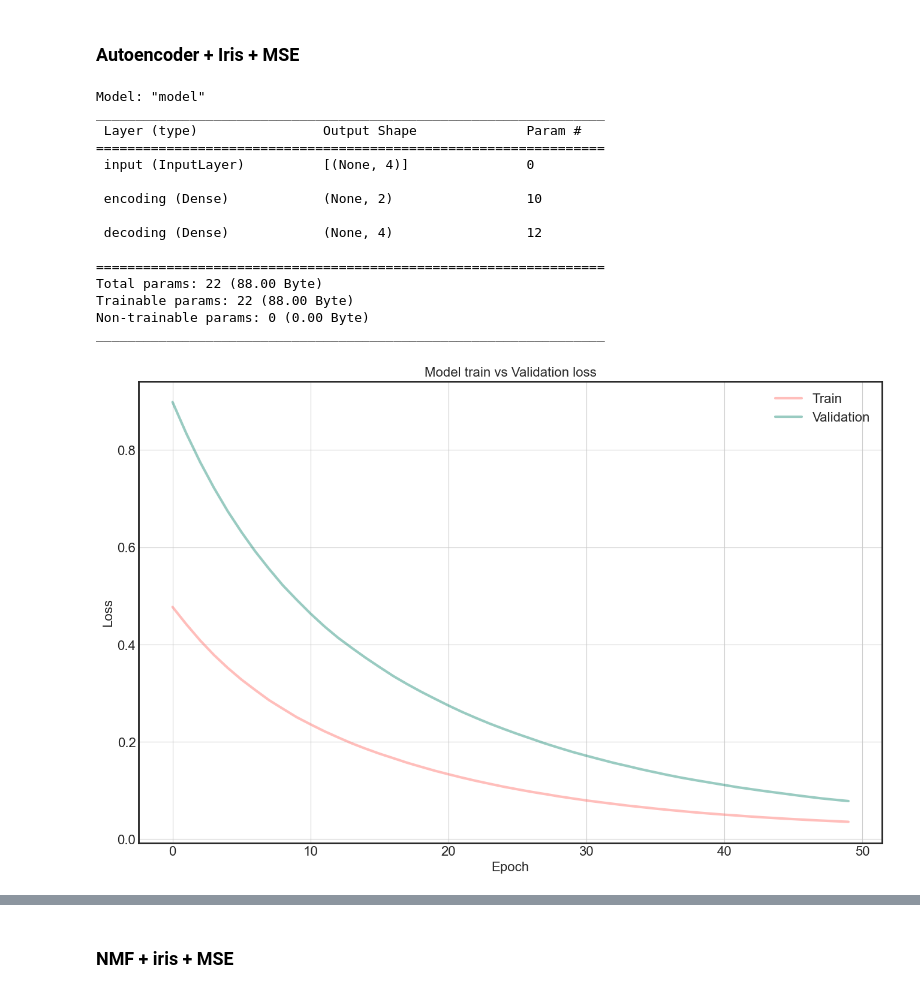
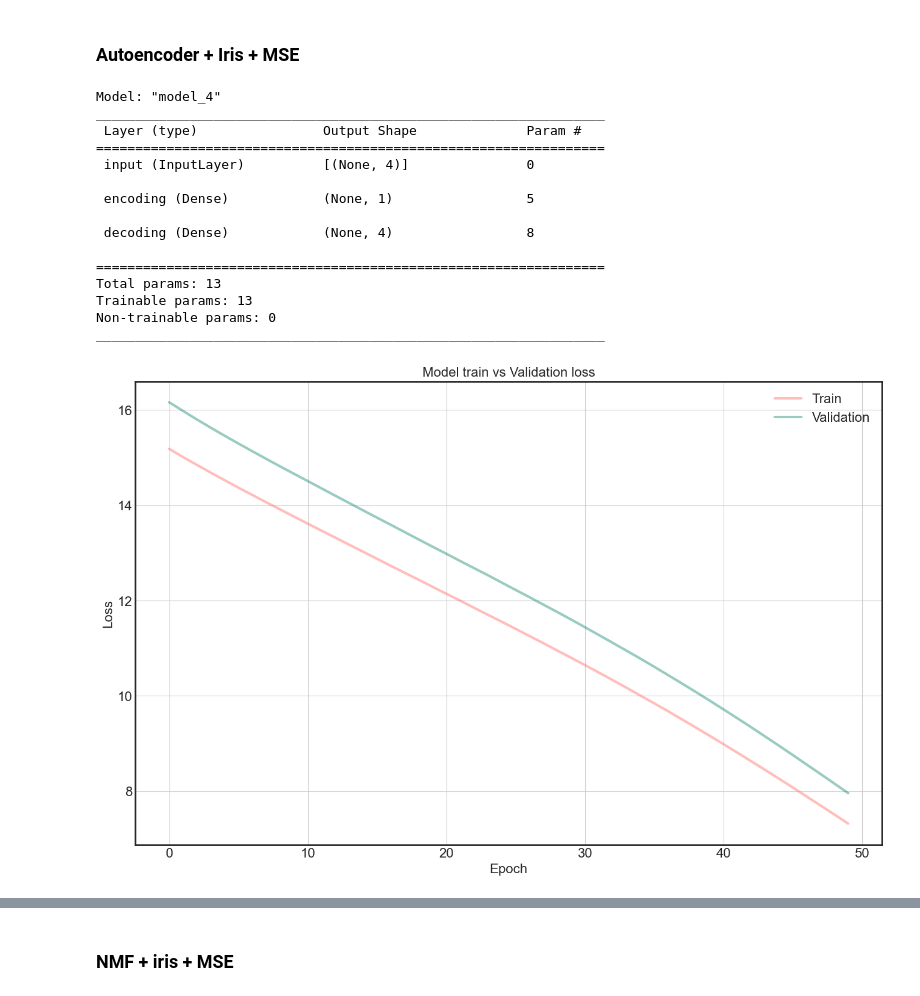
Before and after one commit to abf149/180651final, a Jupyter notebook: unified_comparison_notebook.ipynb, the cells around one changed output, grey strips where cells are left out. Drawn from its saved outputs; the diff is of its cells as text; code cells hidden in the pictures.

Commit message:
Modify the autoencoder function calls on the undefined notebook

```diff
--- a/unified_comparison_notebook.ipynb
+++ b/unified_comparison_notebook.ipynb
@@ -124,19 +130,19 @@ Best MSE reconstruction error: 0.04727377268500417
 # %%
-_,best_autoencoder_err = autoencoder_exp(X_scaled, k)
+autoencoder_err_train, autoencoder_err_test = autoencoder_exp(X_train, X_test, 1)
 # %% [output]
-Model: "model"
+Model: "model_4"
 _________________________________________________________________
  Layer (type)                Output Shape              Param #
 =================================================================
  input (InputLayer)          [(None, 4)]               0
 
- encoding (Dense)            (None, 2)                 10
+ encoding (Dense)            (None, 1)                 5
 
- decoding (Dense)            (None, 4)                 12
+ decoding (Dense)            (None, 4)                 8
 
 =================================================================
-Total params: 22 (88.00 Byte)
-Trainable params: 22 (88.00 Byte)
-Non-trainable params: 0 (0.00 Byte)
+Total params: 13
+Trainable params: 13
+Non-trainable params: 0
 _________________________________________________________________
-[figure, old version]
+[figure, new version]
```
Also changed, not shown: parts of 7 cells of this notebook.
